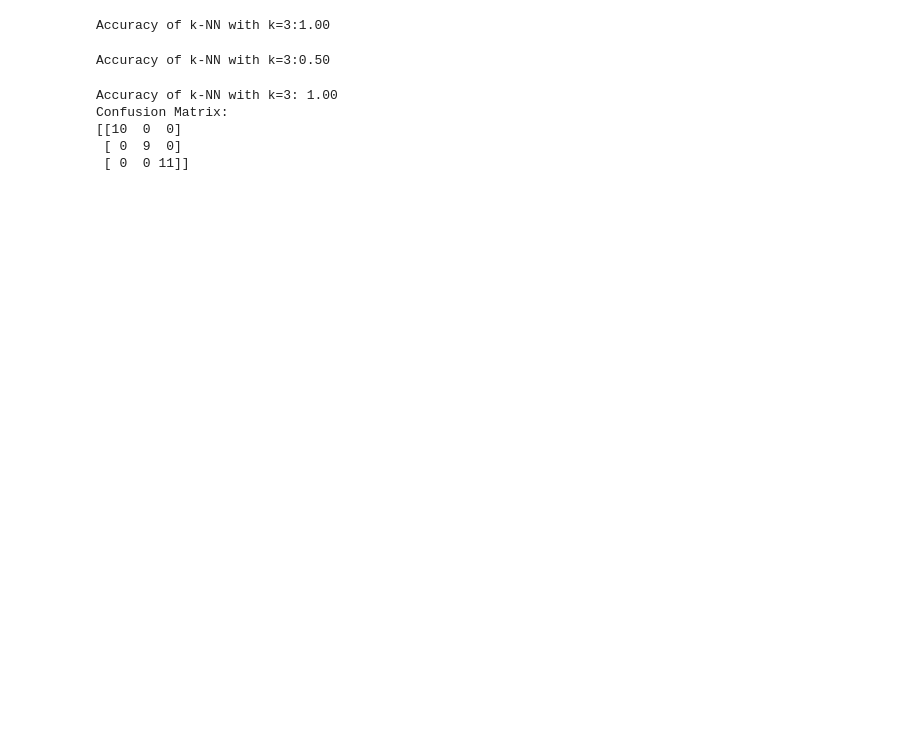
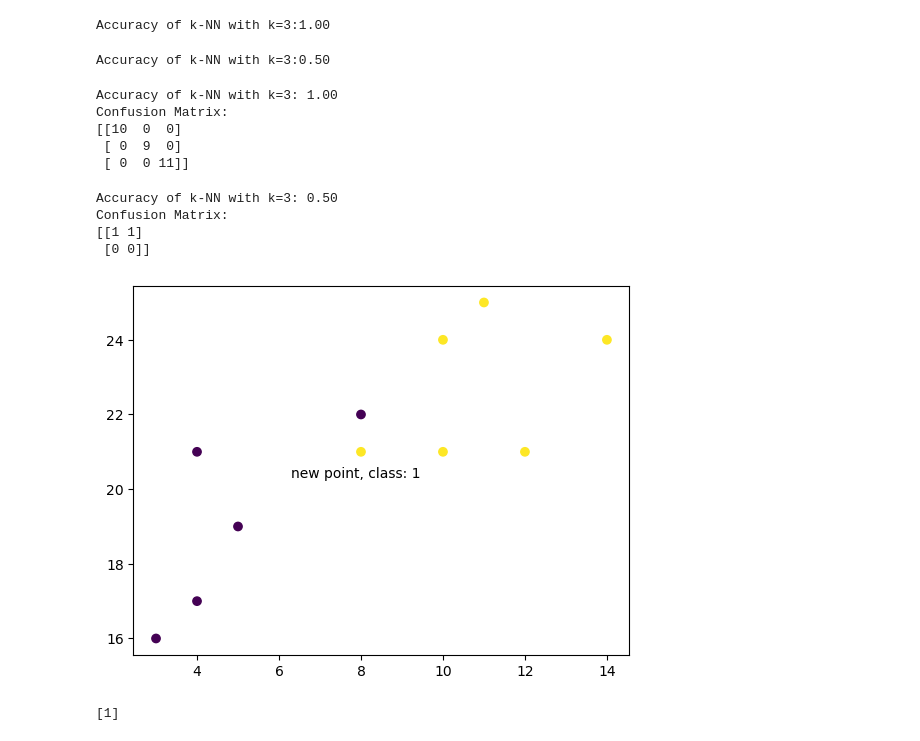
Before and after one commit to SojaVijayk/Datascience, a Jupyter notebook: knn.ipynb, the cells around one changed output. Cells and saved outputs as stored; diff of their text form; code cells hidden in the pictures; blank space fills up the shorter version.

```diff
--- a/knn.ipynb
+++ b/knn.ipynb
@@ -68,3 +68,63 @@ Confusion Matrix:
 [[10  0  0]
  [ 0  9  0]
  [ 0  0 11]]
+# %%
+import pandas as pd
+from sklearn.model_selection import train_test_split
+from sklearn.neighbors import KNeighborsClassifier
+from sklearn.metrics import accuracy_score
+
+
+df = pd.read_csv('d1.csv')
+
+X = df.iloc[:, :-1]
+y = df.iloc[:, -1]
+
+X_train, X_test, y_train, y_test = train_test_split(X, y, test_size=0.2, random_state=42)
+
+k = 3
+knn = KNeighborsClassifier(n_neighbors=k)
+knn.fit(X_train, y_train)
+
+y_pred = knn.predict(X_test)
+accuracy = accuracy_score(y_test, y_pred)
+
+print(f'Accuracy of k-NN with k={k}: {accuracy:.2f}')
+
+# Minimal addition: print confusion matrix
+cm = confusion_matrix(y_test, y_pred)
+print("Confusion Matrix:")
+print(cm)
+# %% [output]
+Accuracy of k-NN with k=3: 0.50
+Confusion Matrix:
+[[1 1]
+ [0 0]]
+# %%
+import matplotlib.pyplot as plt
+from sklearn.neighbors import KNeighborsClassifier
+import sys
+
+x = [4, 5, 10, 4, 3, 11, 14 , 8, 10, 12]
+y = [21, 19, 24, 17, 16, 25, 24, 22, 21, 21]
+classes = [0, 0, 1, 0, 0, 1, 1, 0, 1, 1]
+
+data = list(zip(x, y))
+knn = KNeighborsClassifier(n_neighbors=5)
+
+knn.fit(data, classes)
+
+new_x = 8
+new_y = 21
+new_point = [(new_x, new_y)]
+
+prediction = knn.predict(new_point)
+
+plt.scatter(x + [new_x], y + [new_y], c=classes + [prediction[0]])
+plt.text(x=new_x-1.7, y=new_y-0.7, s=f"new point, class: {prediction[0]}")
+plt.show()
+
+print(prediction)
+# %% [output]
+[figure, added]
+[1]
```
Also changed, not shown: parts of 2 cells of this notebook.
